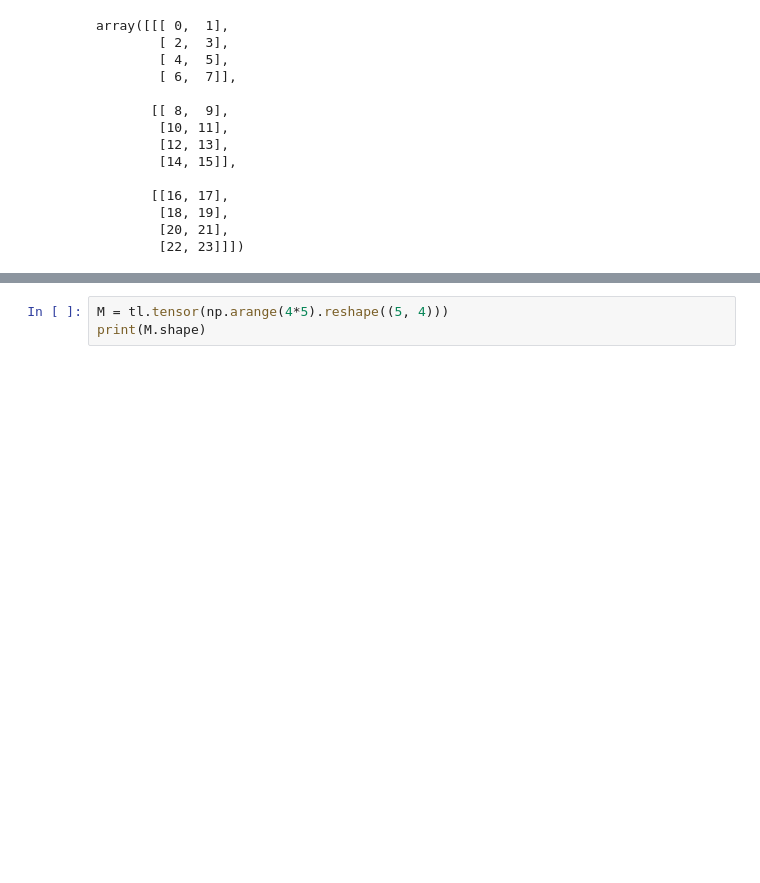
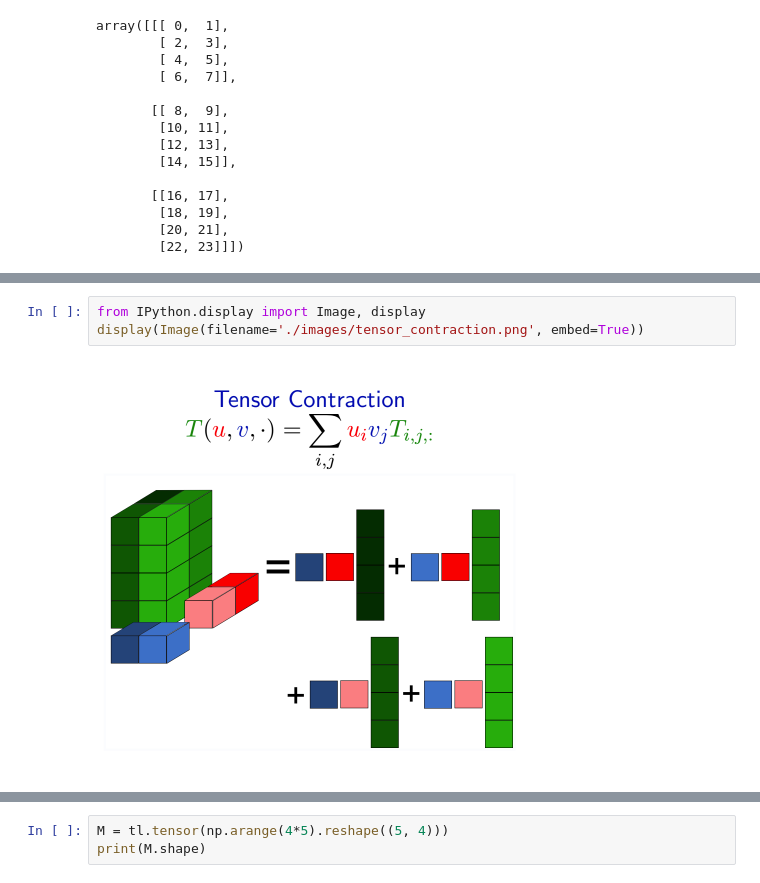
Before and after one commit to tensorly/Proceedings_IEEE_companion_notebooks, a Jupyter notebook: tensor_manipulation.ipynb, the cells around one changed output, grey strips where cells are left out. Cells and saved outputs as stored; diff of their text form; blank space fills up the shorter version.

```diff
--- a/tensor_manipulation.ipynb
+++ b/tensor_manipulation.ipynb
@@ -259,0 +394,5 @@ With the tensor $\tilde X$ of size (3, 4, 2) we defined previously, let's define
+# %%
+from IPython.display import Image, display
+display(Image(filename='./images/tensor_contraction.png', embed=True))
+# %% [output]
+[figure, added]
```
Also changed, not shown: parts of 15 cells of this notebook, 1 other file.
